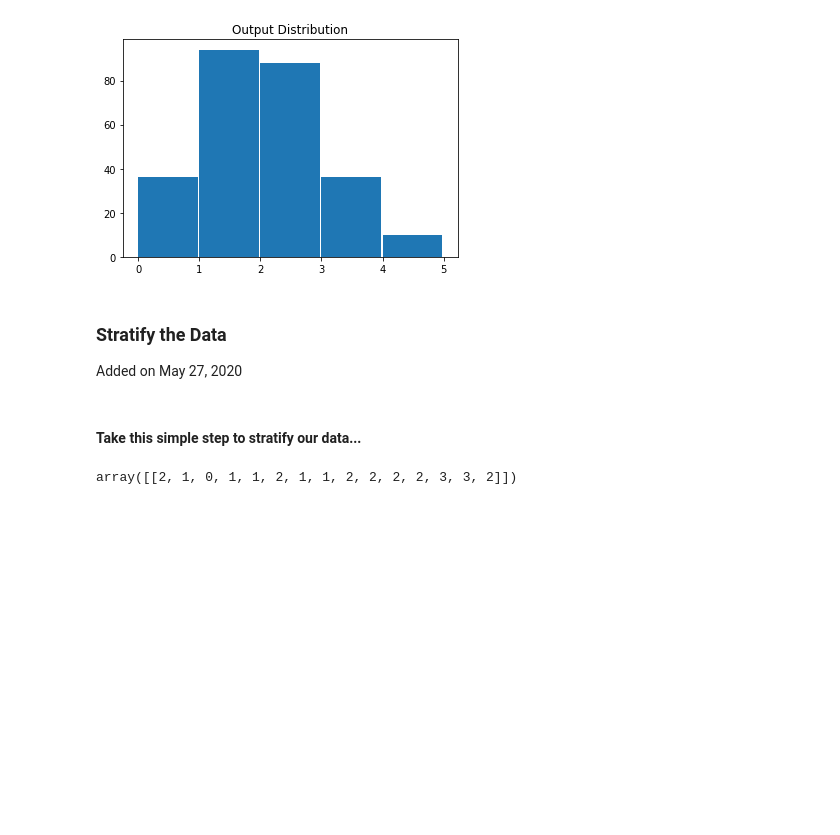
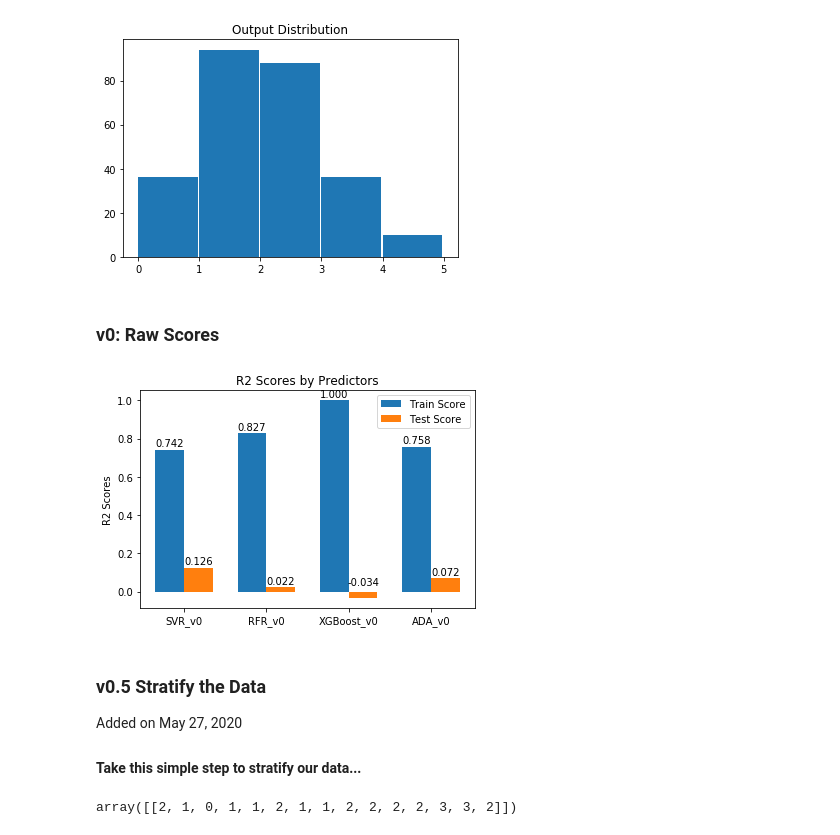
Before and after one commit to duythongvt1/URA-Projects, a Jupyter notebook: CornData/Corn.ipynb, the cells around one changed output. Drawn from its saved outputs; the diff is of its cells as text; code cells hidden in the pictures; blank space fills up the shorter version.

Commit message:
Major Refactor
Reorganize file into stages:
- v0: Raw Score
- v0.5: Stratification
- v1.0: Grid Search
- v1.1: FS using KBest

```diff
--- a/CornData/Corn.ipynb
+++ b/CornData/Corn.ipynb
@@ -42,8 +186,37 @@ plt.show()
+# %%
+scorer = Scorer(X,y)
+drawer = GraphDrawer()
+# %% [markdown]
+### v0: Raw Scores
+# %%
+from sklearn.svm import SVR
+from sklearn.ensemble import RandomForestRegressor
+from xgboost import XGBRegressor
+from sklearn.ensemble import AdaBoostRegressor
+
+
+xgb_0 = XGBRegressor()
+svr_0 = SVR()
+rfr_0 = RandomForestRegressor()
+ada_0 = AdaBoostRegressor()
+# %%
+scorer.clear_scores()
+scorer.set_stratify(False)
+scorer.test("SVR_v0",svr_0,15)
+scorer.test("RFR_v0",rfr_0,15)
+scorer.test("XGBoost_v0",xgb_0,15)
+scorer.test("ADA_v0",ada_0,15)
+drawer.draw_scores(scorer)
+# %% [output]
+[figure, added]
 # %% [markdown]
-### Stratify the Data
+### v0.5 Stratify the Data
 Added on May 27, 2020
+
+
+
+
+#### Take this simple step to stratify our data...
-# %% [markdown]
-#### Take this simple step to stratify our data...
 # %%
 y_stf = np.array(y,dtype="int")
 y_stf[:15].T #print out the first 15 elements for visualization purposes
```
Also changed, not shown: parts of 35 cells of this notebook, 1 other file.
